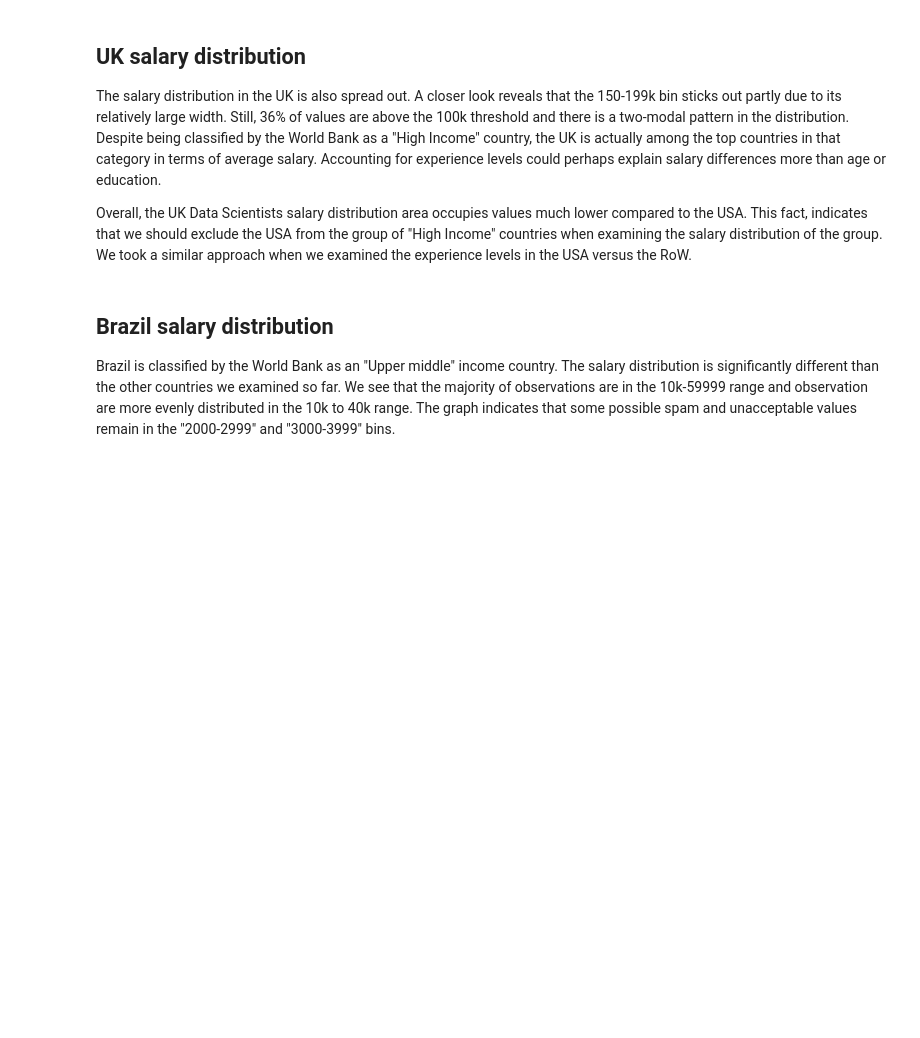
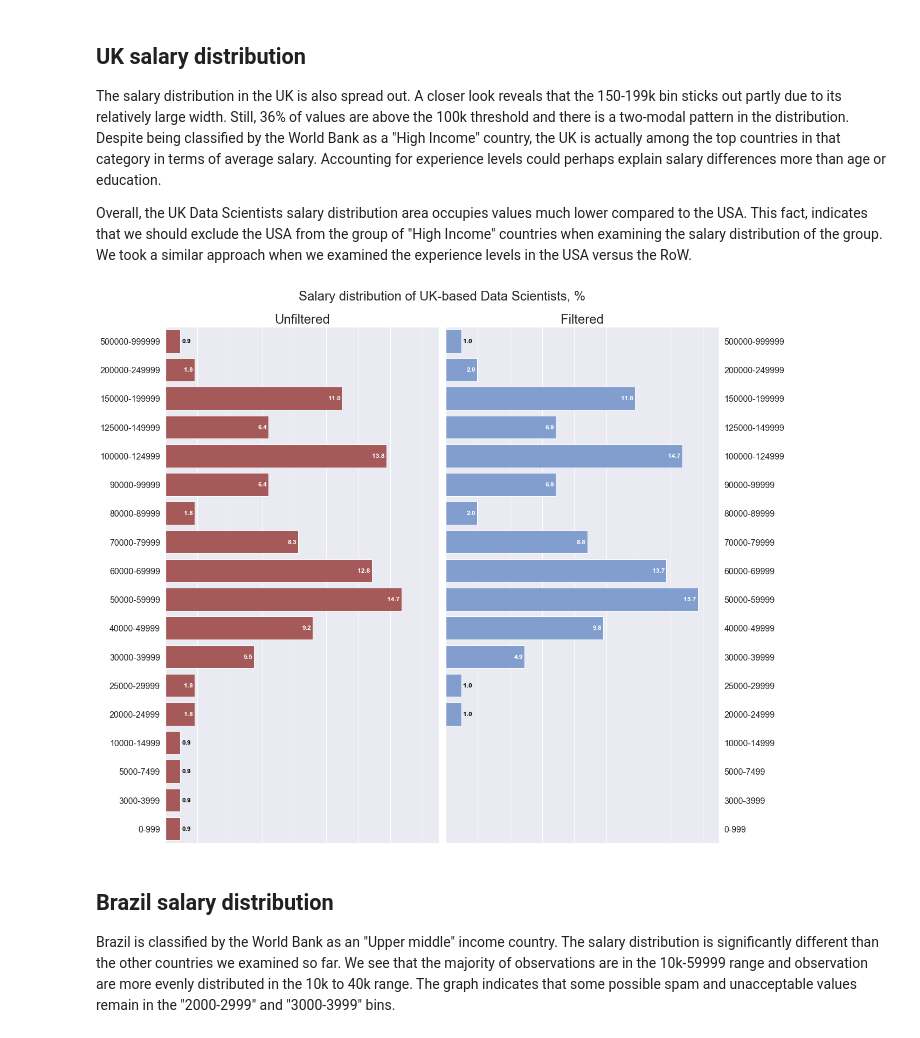
Before and after one commit to argythana/dsml_survey_20, a Jupyter notebook: notebooks/submit_draft.ipynb, the cells around one changed output. Cells and saved outputs as stored; diff of their text form; code cells hidden in the pictures; blank space fills up the shorter version.

```diff
--- a/notebooks/submit_draft.ipynb
+++ b/notebooks/submit_draft.ipynb
@@ -760,17 +840,19 @@ Overall, the UK Data Scientists salary distribution area occupies values much lo
 # %%
 country = "UK"
 dataset1 = uds[uds.country == country]
 dataset2 = fds[fds.country == country]
 
 kglib.sns_plot_global_salary_distribution_comparison(
     dataset1,
     dataset2,
     width=18,
-    height=10,
+    height=14,
     x1_limit=(0, 17),
     x2_limit=(0, 17),
     title=f"Salary distribution of {country}-based Data Scientists, %"
 )
+# %% [output]
+[figure, added]
 # %% [markdown]
 ## Brazil salary distribution
 
```
Also changed, not shown: parts of 32 cells of this notebook.
